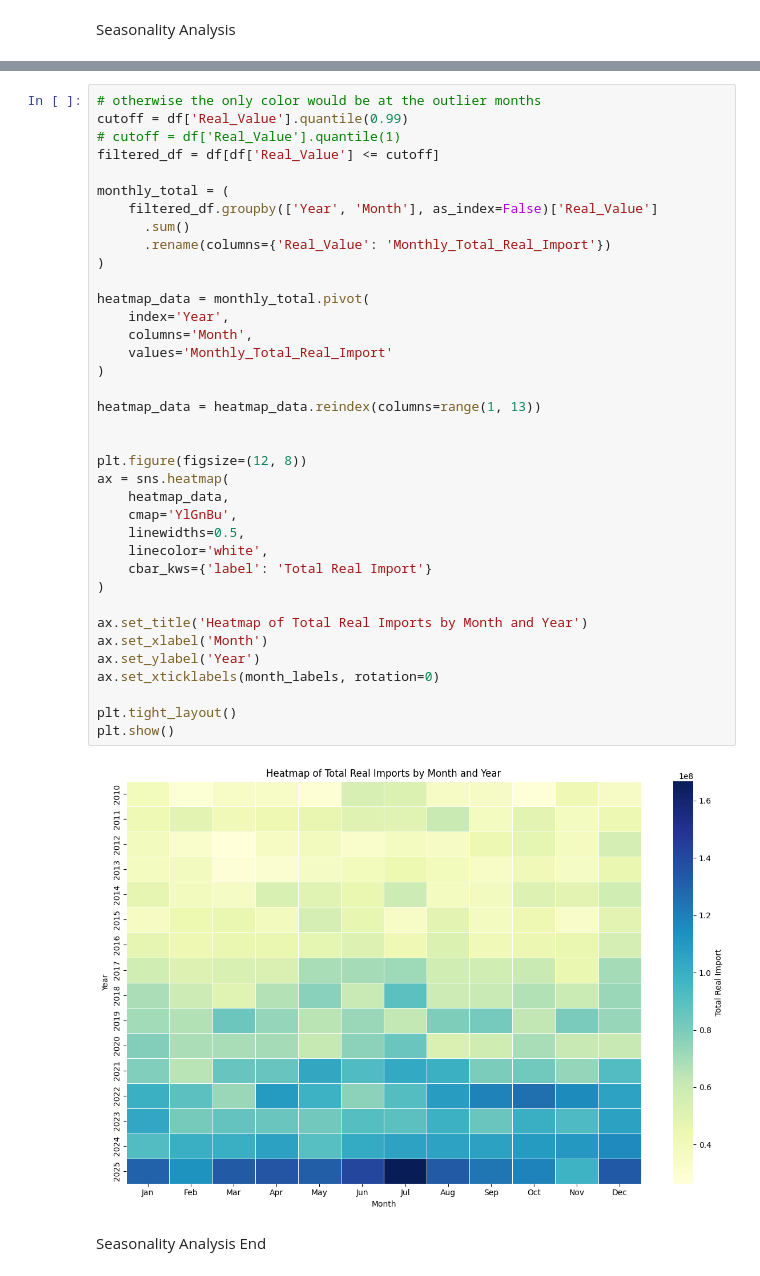
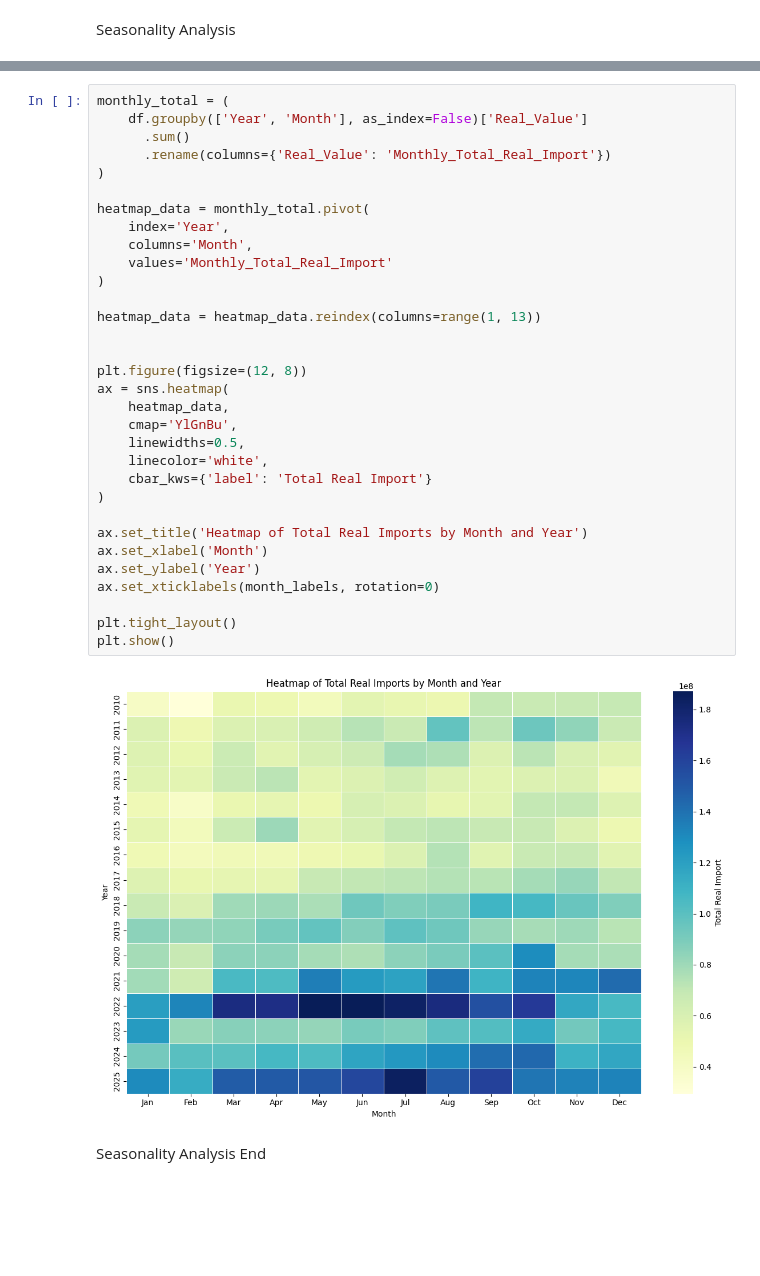
Before and after one commit to rutvikarnik5/Seed2s-Reveal-Unified-Methodology, a Jupyter notebook: Retrospective Team/EDA.ipynb, the cells around one changed output, grey strips where cells are left out. Saved outputs shown, nothing was run; the diff lists cells and outputs as text; blank space fills up the shorter version.

```diff
--- a/Retrospective Team/EDA.ipynb
+++ b/Retrospective Team/EDA.ipynb
@@ -285,42 +275,37 @@ for t in thresholds:
 # %%
-# otherwise the only color would be at the outlier months
-cutoff = df['Real_Value'].quantile(0.99)
-# cutoff = df['Real_Value'].quantile(1)
-filtered_df = df[df['Real_Value'] <= cutoff]
-
 monthly_total = (
-    filtered_df.groupby(['Year', 'Month'], as_index=False)['Real_Value']
+    df.groupby(['Year', 'Month'], as_index=False)['Real_Value']
       .sum()
       .rename(columns={'Real_Value': 'Monthly_Total_Real_Import'})
 )
 
 heatmap_data = monthly_total.pivot(
     index='Year',
     columns='Month',
     values='Monthly_Total_Real_Import'
 )
 
 heatmap_data = heatmap_data.reindex(columns=range(1, 13))
 
 
 plt.figure(figsize=(12, 8))
 ax = sns.heatmap(
     heatmap_data,
     cmap='YlGnBu',
     linewidths=0.5,
     linecolor='white',
     cbar_kws={'label': 'Total Real Import'}
 )
 
 ax.set_title('Heatmap of Total Real Imports by Month and Year')
 ax.set_xlabel('Month')
 ax.set_ylabel('Year')
 ax.set_xticklabels(month_labels, rotation=0)
 
 plt.tight_layout()
 plt.show()
 # %% [output]
-[figure, old version]
+[figure, new version]
 # %% [markdown]
 Seasonality Analysis End
 # %% [markdown]
```
Also changed, not shown: parts of 9 cells of this notebook.
